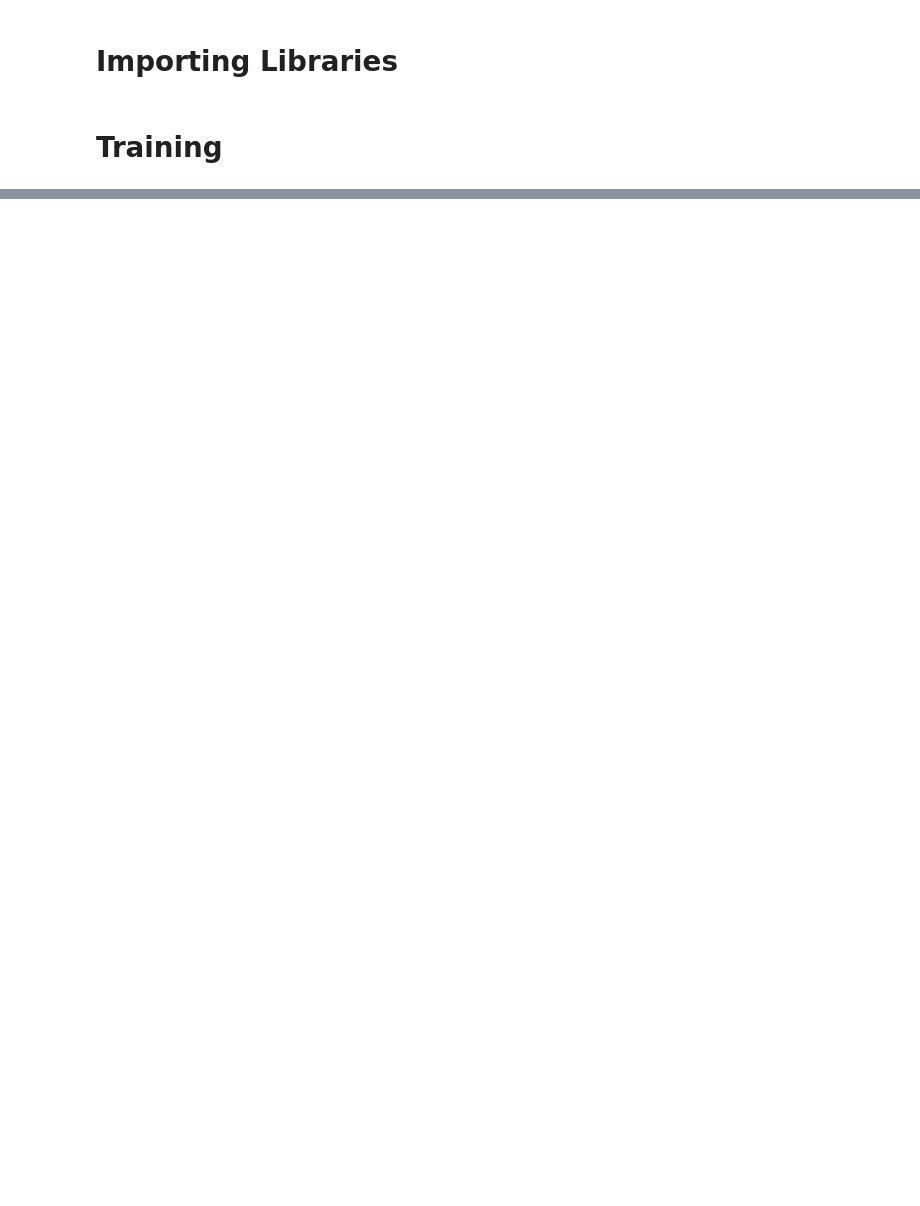
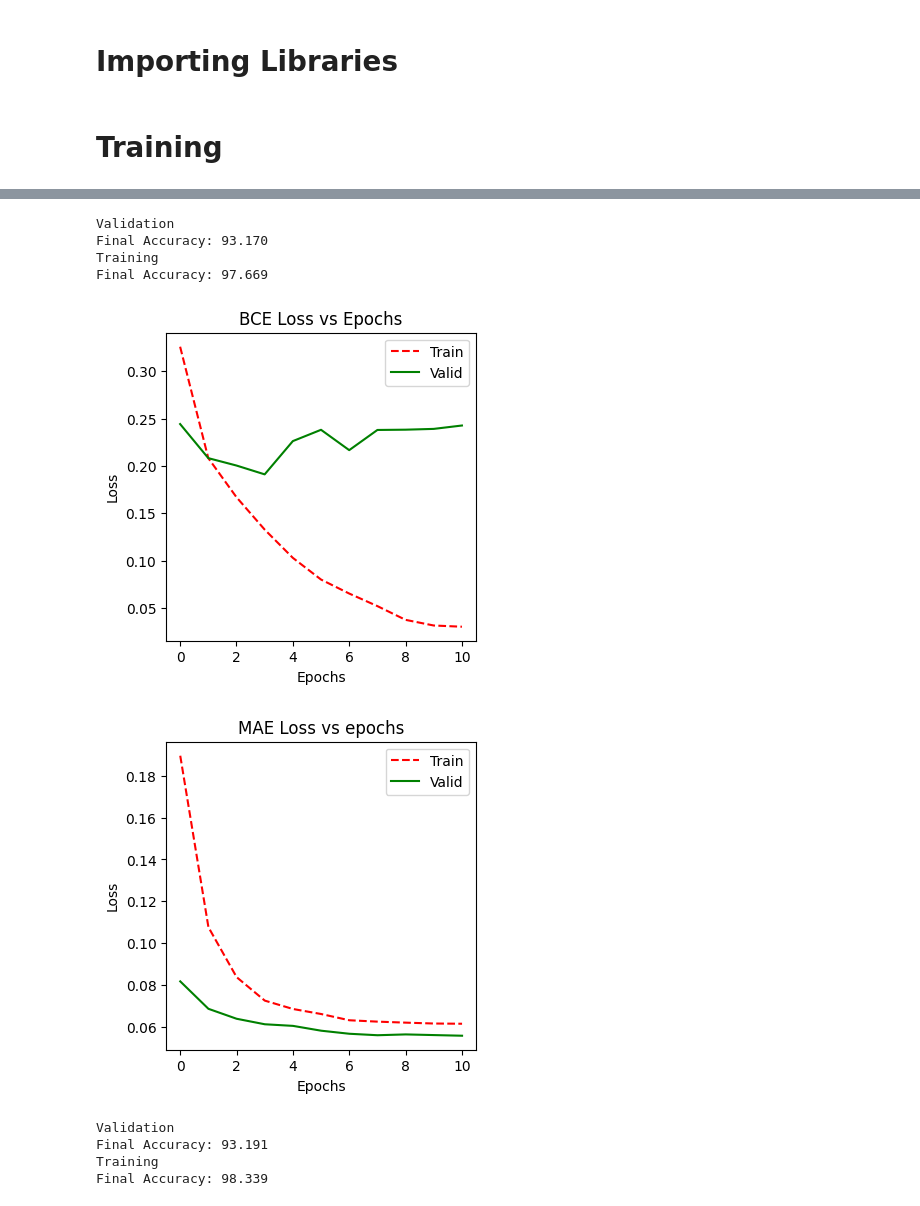
Before and after one commit to AniTho/Computer_Vision_DL, a Jupyter notebook: projects/Project-1/main_notebook.ipynb, the cells around one changed output, grey strips where cells are left out. Drawn from its saved outputs; the diff is of its cells as text; code cells hidden in the pictures; blank space fills up the shorter version.

Commit message:
Added notebook corresponding to the project
For visualizing and for the purposes of testing.

```diff
--- a/projects/Project-1/main_notebook.ipynb
+++ b/projects/Project-1/main_notebook.ipynb
@@ -41,6 +59,23 @@ torchsummary.summary(model)
 criterion_mae, criterion_bce, optimizer, scheduler = build_model(model, epochs, learning_rate, True)
 model, train_bce_losses, train_mae_losses, valid_bce_losses, valid_mae_losses, \
 best_loss = train(trainloader, validloader, model, criterion_mae, criterion_bce, optimizer, epochs, scheduler = scheduler)
+# %%
+# Since Load Checkpoint returns none also, model object have two parts
+print("Validation")
+calculate_accuracy(validloader, model[0])
+print("Training")
+calculate_accuracy(trainloader, model[0])
+# %% [output]
+Validation
+Final Accuracy: 93.170
+Training
+Final Accuracy: 97.669
+# %%
+plot_losses(train_bce_losses, valid_bce_losses, "BCE Loss vs Epochs", figsize = (4,4))
+plot_losses(train_mae_losses, valid_mae_losses, "MAE Loss vs epochs", figsize = (4,4))
+# %% [output]
+[figure, added]
+[figure, added]
 # %%
 print(f'{"*"*10} Unfreezing {"*"*10}')
 # Unfreeze
@@ -54,0 +87,11 @@ model_scripted.save('saved_models/multitask_final.pt')
+# %%
+# Since Load Checkpoint returns none also, model object have two parts
+print("Validation")
+calculate_accuracy(validloader, model[0])
+print("Training")
+calculate_accuracy(trainloader, model[0])
+# %% [output]
+Validation
+Final Accuracy: 93.191
+Training
+Final Accuracy: 98.339
```
Also changed, not shown: parts of 4 cells of this notebook.
